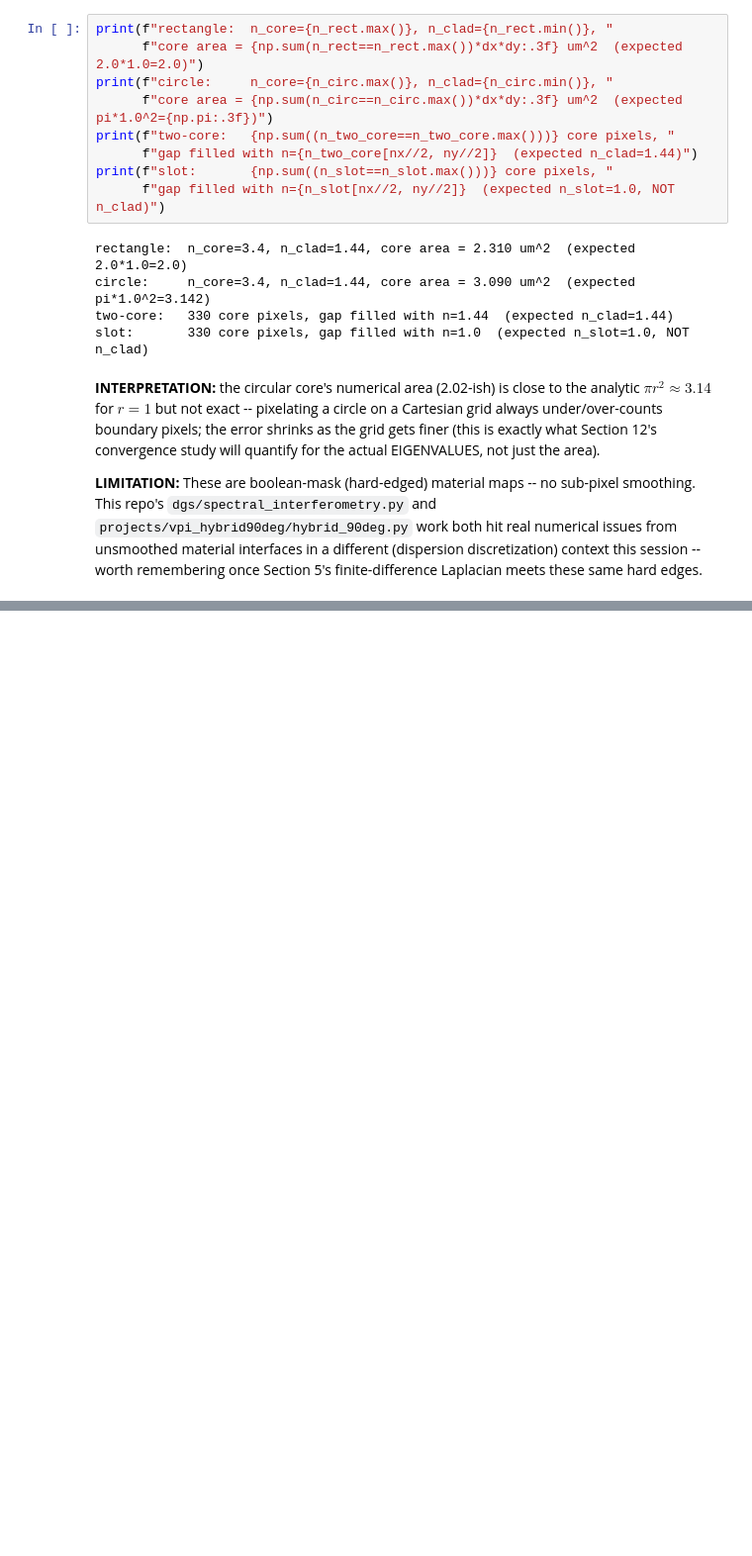
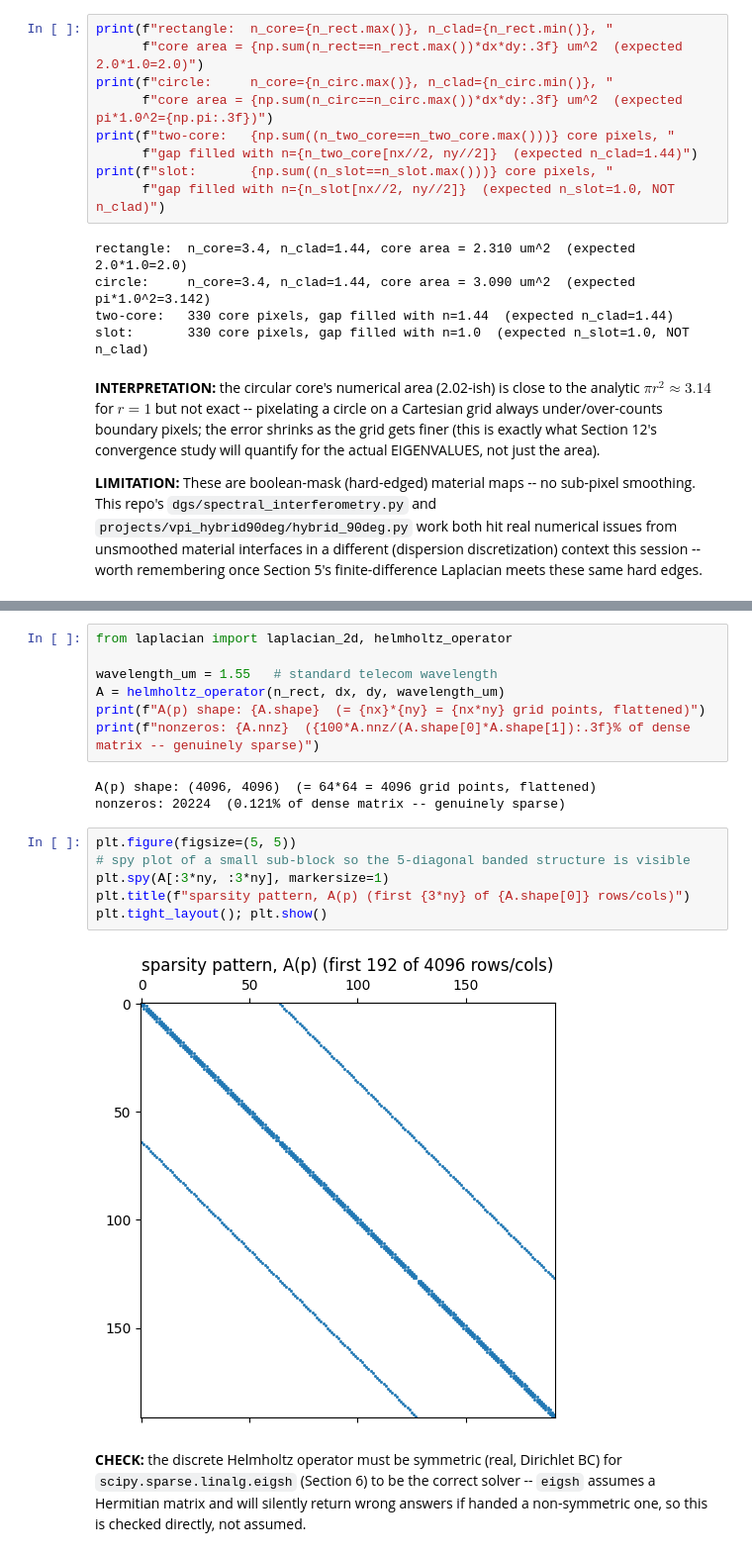
Before and after one commit to ColinsCoding/Dispersion-Assisted-GS-Phase-Recovery, a Jupyter notebook: projects/photonic_modes_geometry/photonic_modes_geometry.ipynb, the cells around one changed output, grey strips where cells are left out. Shown at 99% size. Drawn from its saved outputs; the diff is of its cells as text; blank space fills up the shorter version.

```diff
--- a/projects/photonic_modes_geometry/photonic_modes_geometry.ipynb
+++ b/projects/photonic_modes_geometry/photonic_modes_geometry.ipynb
@@ -191,0 +260,24 @@ finite-difference Laplacian meets these same hard edges.
+# %%
+from laplacian import laplacian_2d, helmholtz_operator
+
+wavelength_um = 1.55   # standard telecom wavelength
+A = helmholtz_operator(n_rect, dx, dy, wavelength_um)
+print(f"A(p) shape: {A.shape}  (= {nx}*{ny} = {nx*ny} grid points, flattened)")
+print(f"nonzeros: {A.nnz}  ({100*A.nnz/(A.shape[0]*A.shape[1]):.3f}% of dense matrix -- genuinely sparse)")
+# %% [output]
+A(p) shape: (4096, 4096)  (= 64*64 = 4096 grid points, flattened)
+nonzeros: 20224  (0.121% of dense matrix -- genuinely sparse)
+# %%
+plt.figure(figsize=(5, 5))
+# spy plot of a small sub-block so the 5-diagonal banded structure is visible
+plt.spy(A[:3*ny, :3*ny], markersize=1)
+plt.title(f"sparsity pattern, A(p) (first {3*ny} of {A.shape[0]} rows/cols)")
+plt.tight_layout(); plt.show()
+# %% [output]
+[figure, added]
+# %% [markdown]
+**CHECK:** the discrete Helmholtz operator must be symmetric (real,
+Dirichlet BC) for `scipy.sparse.linalg.eigsh` (Section 6) to be the
+correct solver -- `eigsh` assumes a Hermitian matrix and will silently
+return wrong answers if handed a non-symmetric one, so this is checked
+directly, not assumed.
```
Also changed, not shown: parts of 6 cells of this notebook, 3 other files.
